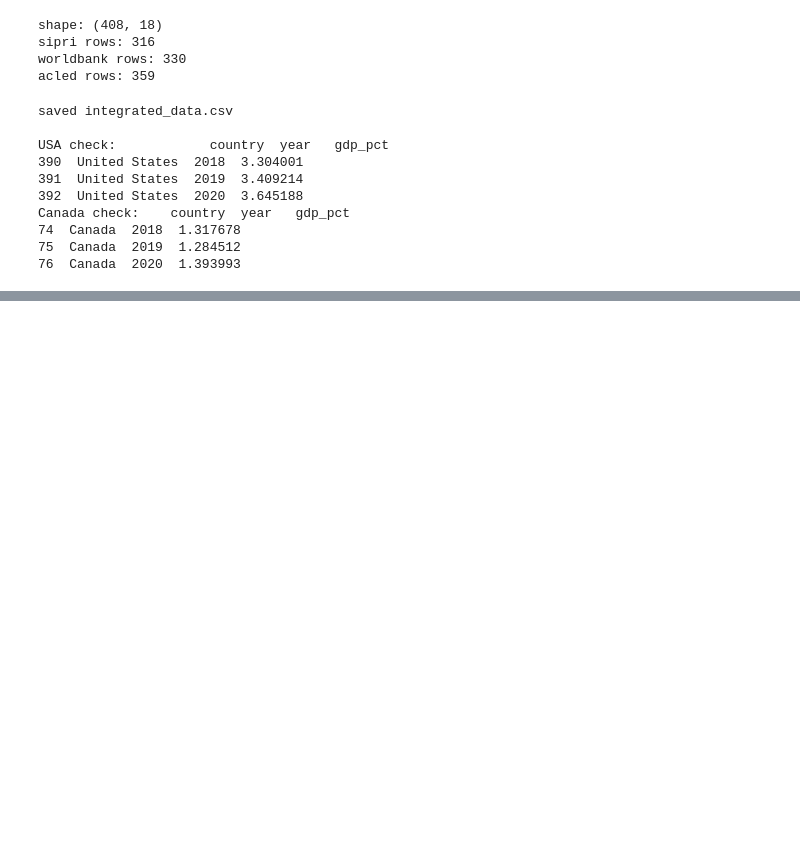
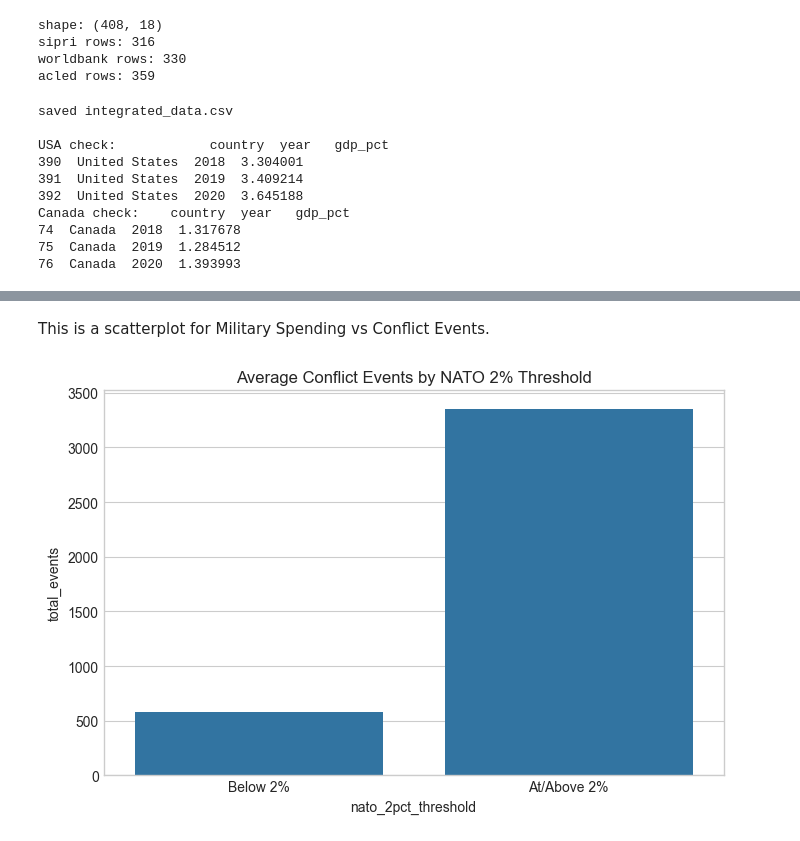
Before and after one commit to S1attaro/Fighting-Illini, a Jupyter notebook: Cleaned+Merged.ipynb, the cells around one changed output, grey strips where cells are left out. Drawn from its saved outputs; the diff is of its cells as text; code cells hidden in the pictures; blank space fills up the shorter version.

```diff
--- a/Cleaned+Merged.ipynb
+++ b/Cleaned+Merged.ipynb
@@ -474,0 +545,20 @@ df[df["country"] == "Ukraine"][
+# %% [markdown]
+This is a scatterplot for Military Spending vs Conflict Events.
+# %%
+grouped = df.groupby("nato_2pct_threshold")["total_events"].mean().reset_index()
+
+plt.figure(figsize=(8,5))
+
+sns.barplot(
+    data=grouped,
+    x="nato_2pct_threshold",
+    y="total_events"
+)
+
+plt.xticks([0,1], ["Below 2%", "At/Above 2%"])
+plt.title("Average Conflict Events by NATO 2% Threshold")
+
+plt.savefig(FIG_DIR / "nato_threshold.png")
+plt.show()
+# %% [output]
+[figure, added]
```
Also changed, not shown: parts of 14 cells of this notebook, 9 other files.
